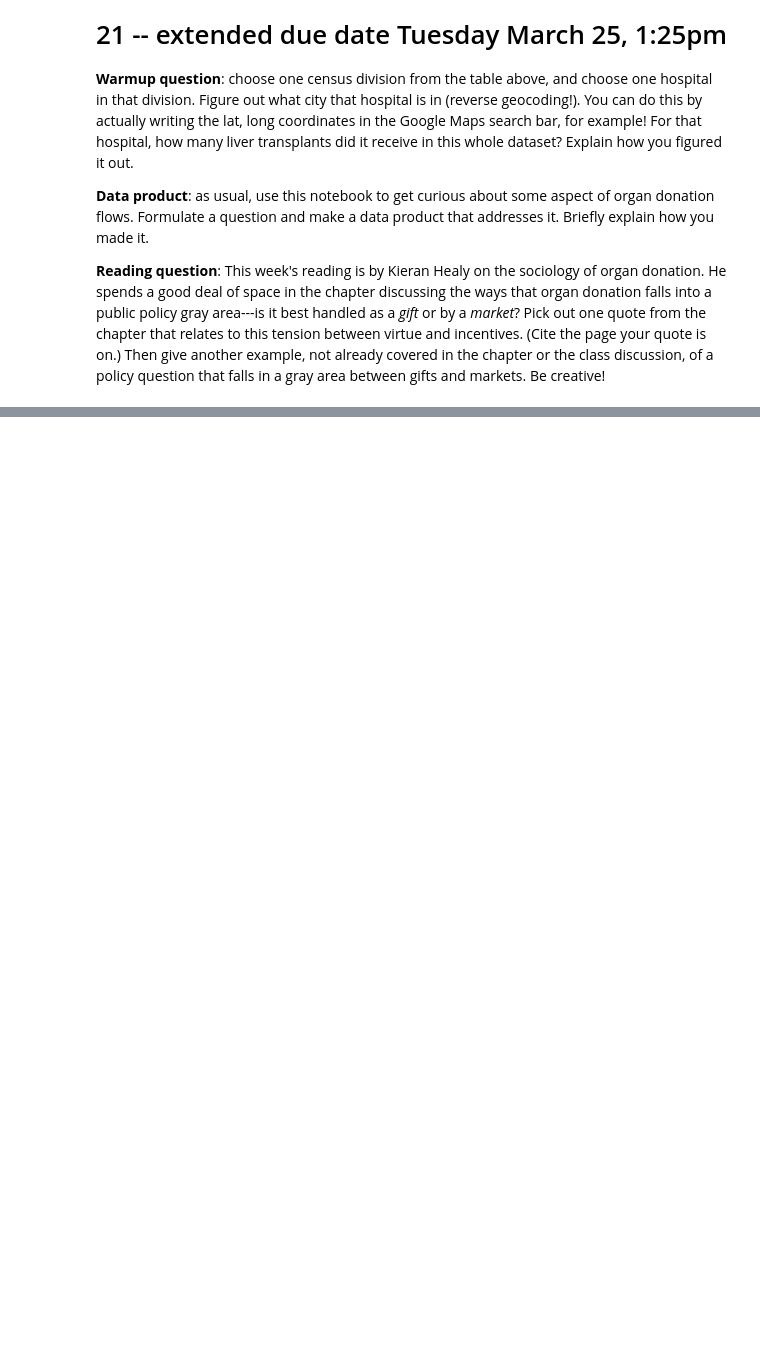
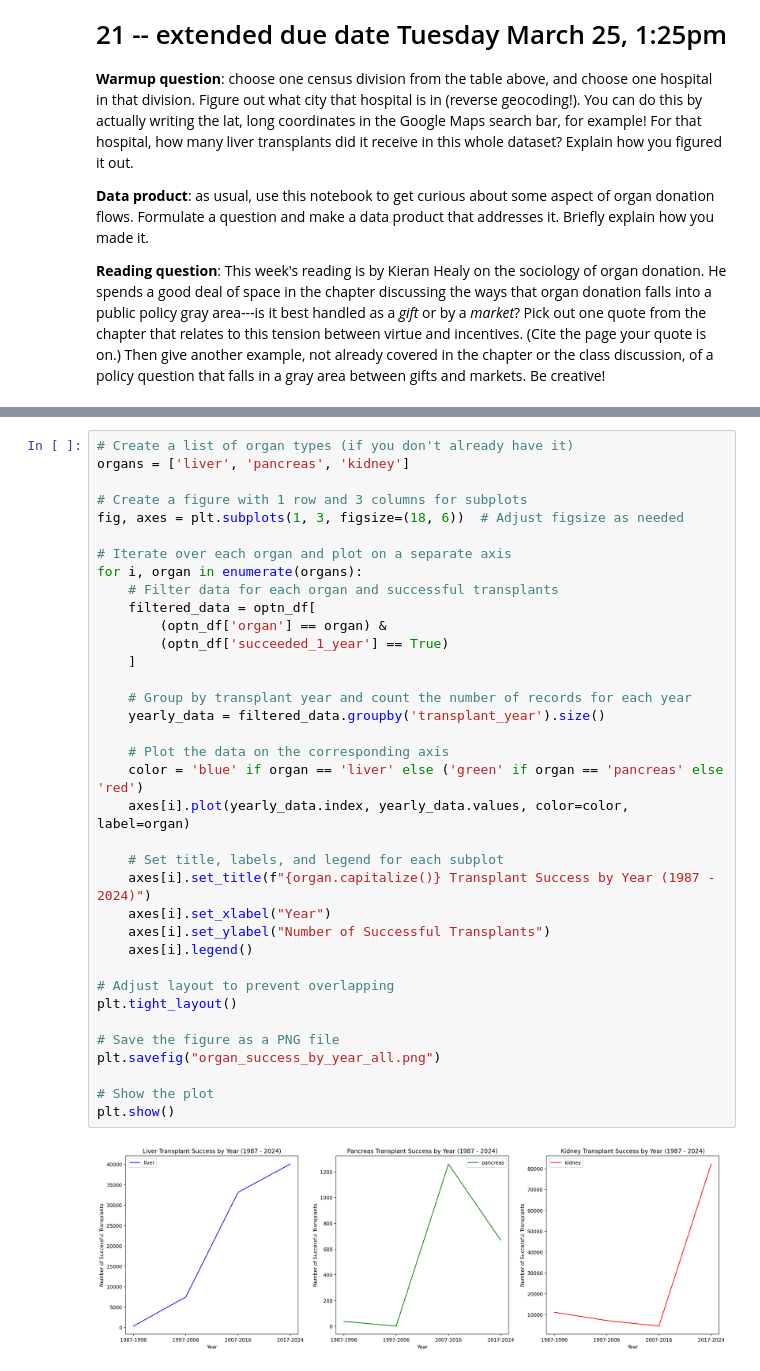
Before and after one commit to ashkwart/Ashley-Website, a Jupyter notebook: Week8.ipynb, the cells around one changed output, grey strips where cells are left out. Drawn from its saved outputs; the diff is of its cells as text; blank space fills up the shorter version.

```diff
--- a/Week8.ipynb
+++ b/Week8.ipynb
@@ -292,0 +377,38 @@ f.tight_layout()
+# %%
+# Create a list of organ types (if you don't already have it)
+organs = ['liver', 'pancreas', 'kidney']
+
+# Create a figure with 1 row and 3 columns for subplots
+fig, axes = plt.subplots(1, 3, figsize=(18, 6))  # Adjust figsize as needed
+
+# Iterate over each organ and plot on a separate axis
+for i, organ in enumerate(organs):
+    # Filter data for each organ and successful transplants
+    filtered_data = optn_df[
+        (optn_df['organ'] == organ) &
+        (optn_df['succeeded_1_year'] == True)
+    ]
+
+    # Group by transplant year and count the number of records for each year
+    yearly_data = filtered_data.groupby('transplant_year').size()
+
+    # Plot the data on the corresponding axis
+    color = 'blue' if organ == 'liver' else ('green' if organ == 'pancreas' else 'red')
+    axes[i].plot(yearly_data.index, yearly_data.values, color=color, label=organ)
+
+    # Set title, labels, and legend for each subplot
+    axes[i].set_title(f"{organ.capitalize()} Transplant Success by Year (1987 - 2024)")
+    axes[i].set_xlabel("Year")
+    axes[i].set_ylabel("Number of Successful Transplants")
+    axes[i].legend()
+
+# Adjust layout to prevent overlapping
+plt.tight_layout()
+
+# Save the figure as a PNG file
+plt.savefig("organ_success_by_year_all.png")
+
+# Show the plot
+plt.show()
+# %% [output]
+[figure, added]
```
Also changed, not shown: parts of 11 cells of this notebook.
